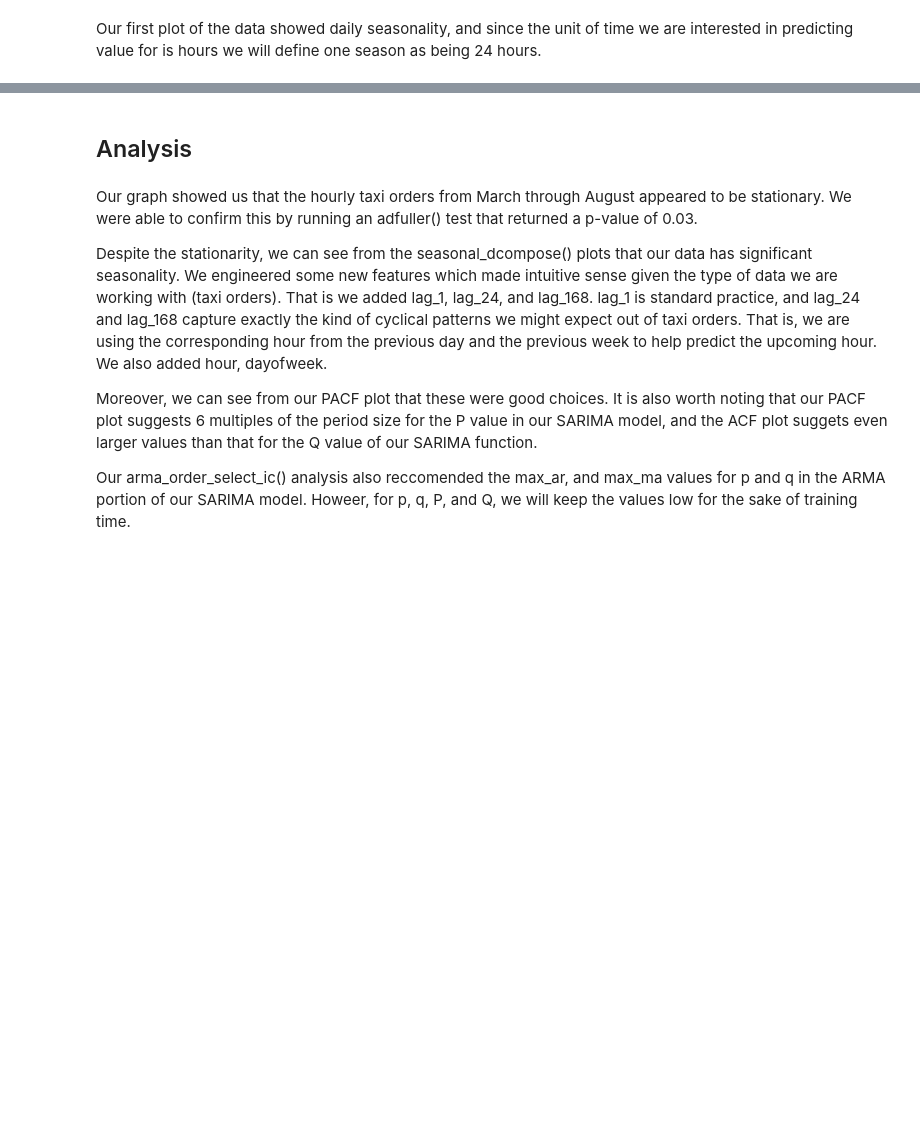
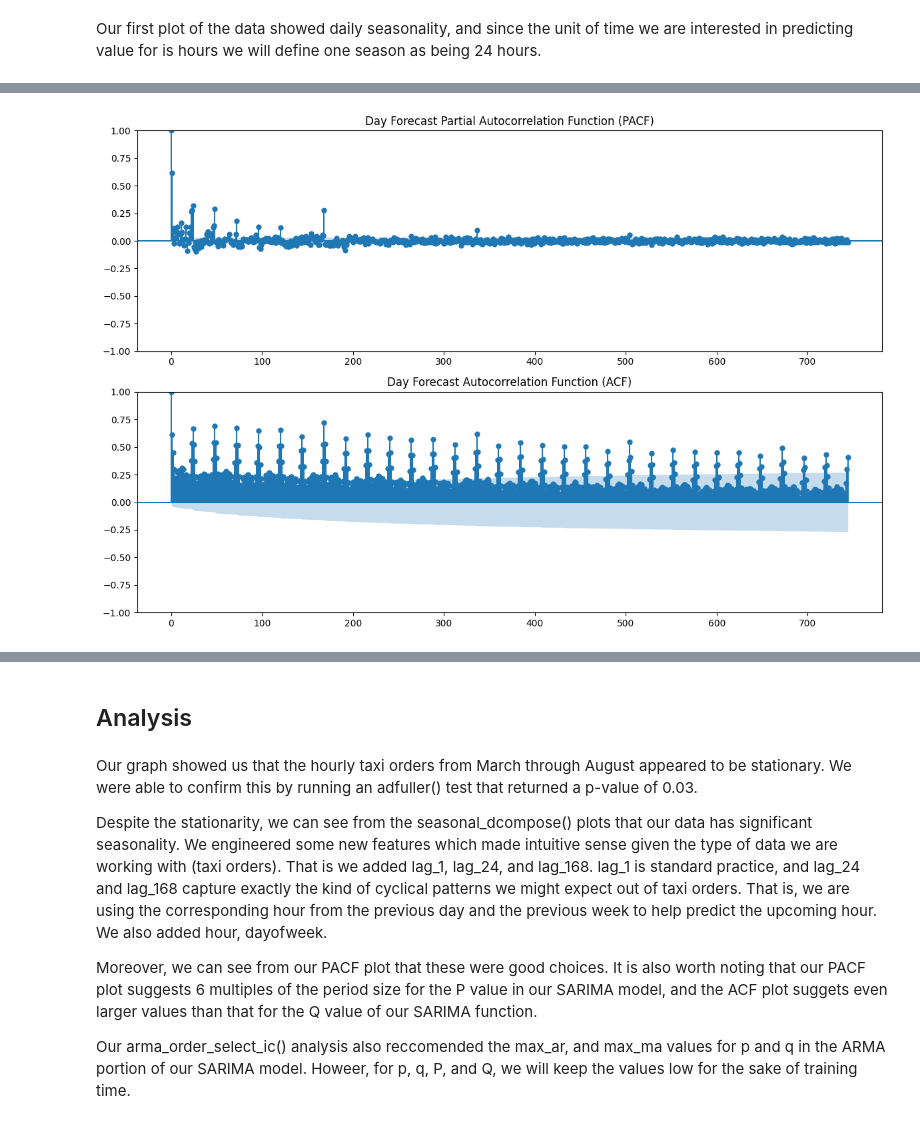
Before and after one commit to brett-k5/predicting-next-hour-taxis, a Jupyter notebook: sprint_13_project.ipynb, the cells around one changed output, grey strips where cells are left out. Cells and saved outputs as stored; diff of their text form; code cells hidden in the pictures; blank space fills up the shorter version.

```diff
--- a/sprint_13_project.ipynb
+++ b/sprint_13_project.ipynb
@@ -173,0 +127,4 @@ KeyboardInterrupt:
+# %%
+pacf_acf(24, pre.y_train_day, 'Day')
+# %% [output]
+[figure, added]
```
Also changed, not shown: parts of 54 cells of this notebook.
